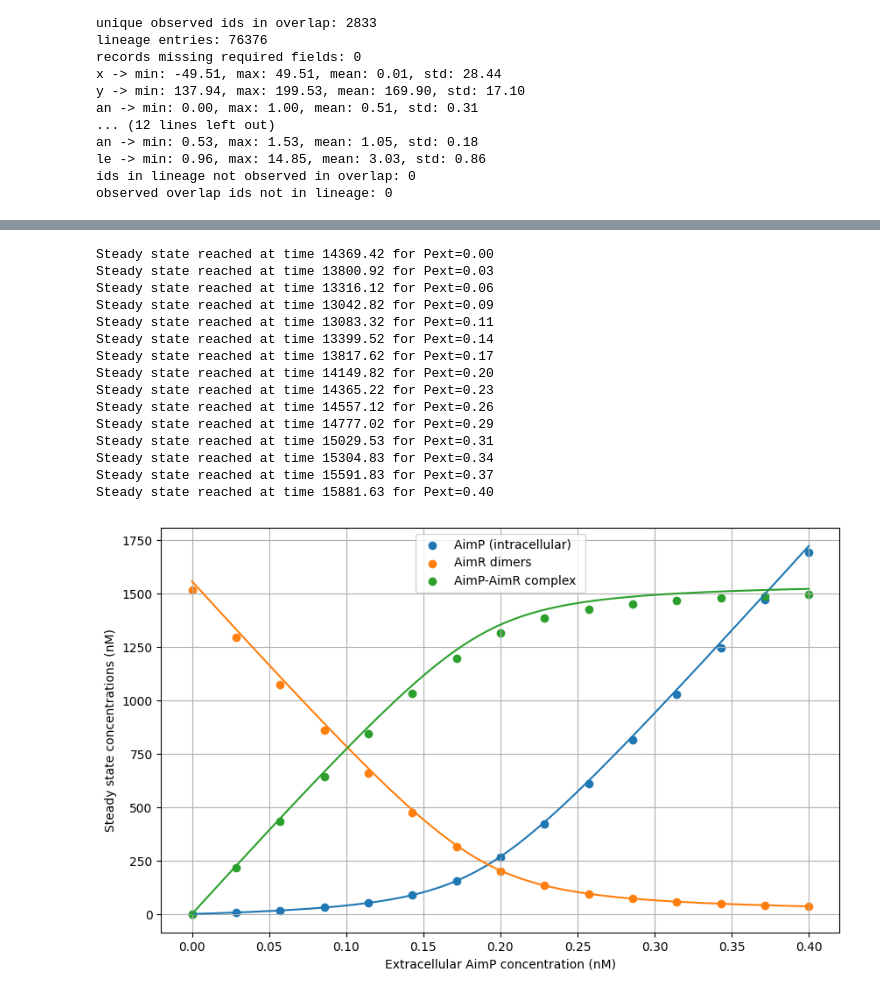
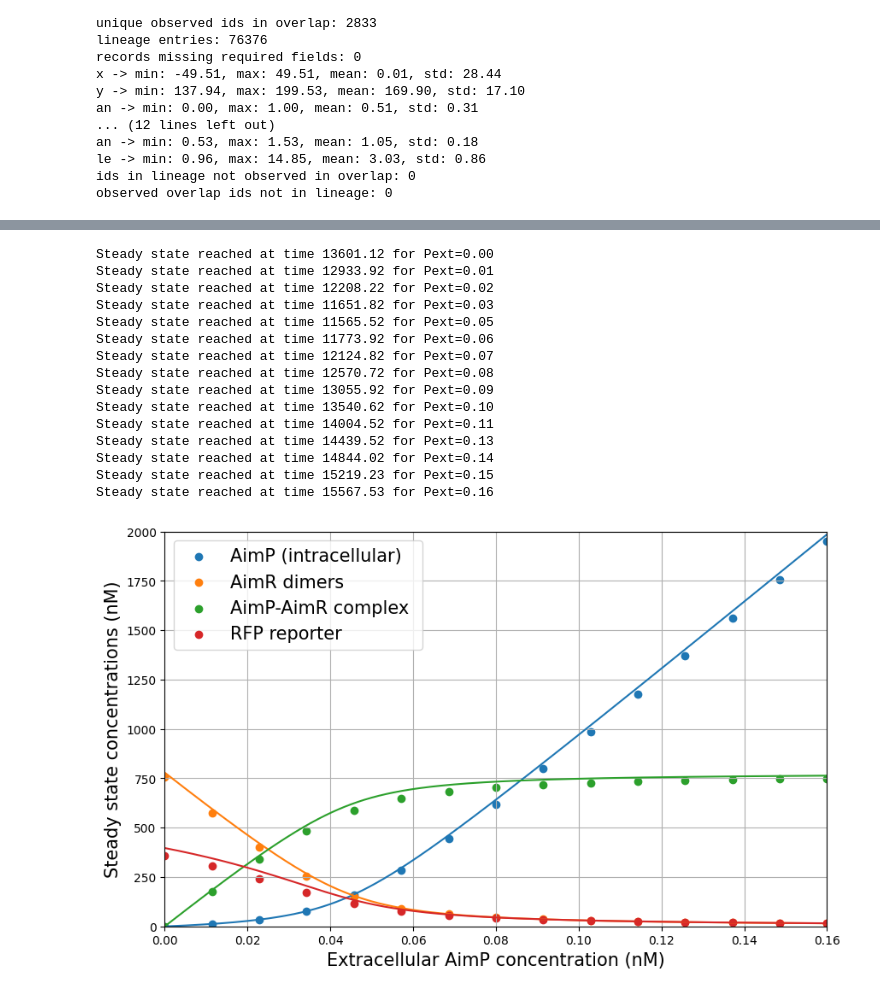
Before and after one commit to CritalMediumBlue/sharedWorkers, a Jupyter notebook: monolayer/steadystates.ipynb, the cells around one changed output, grey strips where cells are left out. Cells and saved outputs as stored; diff of their text form; code cells hidden in the pictures.

```diff
--- a/monolayer/steadystates.ipynb
+++ b/monolayer/steadystates.ipynb
@@ -361,24 +369,23 @@ print(results[-1])
 # %%
 lam = Kon*Kin/(A*DilRate*(Koff+DilRate))
 alphaR=Kon*Ksyn/(DilRate*(Koff+DilRate))
+Panalytical = np.linspace(0, 0.2, 1000)
 
-def x(Pext):
+def x_funct(Pext):
     x= ( -( alphaR -lam*Pext + 1) + np.sqrt(  (alphaR - lam*Pext + 1)**2 + 4*lam*Pext  )  ) / (2)
     return x
 
-def y(Pext):
+def y_funct(Pext):
     y = (-(lam*Pext - alphaR + 1) + np.sqrt( (lam*Pext - alphaR + 1)**2 + 4*alphaR  )) / (2)
     return y
 
-Panalytical = np.linspace(0, 0.4, 1000)
-
-
 
 def generalSteadyState(Pext):
-    p=Kin*Pext/(A*DilRate*(1+y(Pext)))
-    r=Ksyn/(DilRate*(1+x(Pext)))
+    p=Kin*Pext/(A*DilRate*(1+y_funct(Pext)))
+    r=Ksyn/(DilRate*(1+x_funct(Pext)))
     pr=Kon*p*r/(Koff+DilRate)
-    sol = np.array([p, r, pr])
+    f = Kf * (r / (Kr + r)) / DilRate
+    sol = np.array([p, r, pr, f])
     return sol
 
 Analyticalsteady_states = np.array([generalSteadyState(p) for p in Panalytical])
@@ -387,6 +394,7 @@ plt.figure(figsize=(10, 6))
 plt.plot(Panalytical, Analyticalsteady_states[:, 0], label='P (intracellular)')
 plt.plot(Panalytical, Analyticalsteady_states[:, 1], label='R (intracellular)')
 plt.plot(Panalytical, Analyticalsteady_states[:, 2], label='PR (intracellular)')
+plt.plot(Panalytical, Analyticalsteady_states[:, 3], label='RFP reporter')
 plt.xlabel('External P concentration')
 plt.ylabel('Steady state concentrations')
 plt.title('Steady state concentrations vs External P')
@@ -397,8 +405,8 @@ plt.show()
 # %%
 
-Pext = np.linspace(0, 0.4, 15)  # External concentration of P
+Pext = np.linspace(0, 0.16, 15)  # External concentration of P
 
-NumericalSteady_states = np.zeros((len(Pext), 3))  # To store steady states for P, R, PR
+NumericalSteady_states = np.zeros((len(Pext), 4))  # To store steady states for P, R, PR, F
 
 
 
@@ -406,7 +414,7 @@ for i in range(0,len(Pext)):
 
 
 
-    y=np.array([0,0,0])
+    y=np.array([0,0,0,0]) # Initial conditions: [P, R, PR, F]
 
     def RK4_step(y, dt):
         k1 = ODE(y, Pext[i])
@@ -432,34 +440,38 @@ for i in range(0,len(Pext)):
             NumericalSteady_states[i] = steady_state
             break
 # %% [output]
-Steady state reached at time 14369.42 for Pext=0.00
-Steady state reached at time 13800.92 for Pext=0.03
-Steady state reached at time 13316.12 for Pext=0.06
-Steady state reached at time 13042.82 for Pext=0.09
-Steady state reached at time 13083.32 for Pext=0.11
-Steady state reached at time 13399.52 for Pext=0.14
-Steady state reached at time 13817.62 for Pext=0.17
-Steady state reached at time 14149.82 for Pext=0.20
-Steady state reached at time 14365.22 for Pext=0.23
-Steady state reached at time 14557.12 for Pext=0.26
-Steady state reached at time 14777.02 for Pext=0.29
-Steady state reached at time 15029.53 for Pext=0.31
-Steady state reached at time 15304.83 for Pext=0.34
-Steady state reached at time 15591.83 for Pext=0.37
-Steady state reached at time 15881.63 for Pext=0.40
+Steady state reached at time 13601.12 for Pext=0.00
+Steady state reached at time 12933.92 for Pext=0.01
+Steady state reached at time 12208.22 for Pext=0.02
+Steady state reached at time 11651.82 for Pext=0.03
+Steady state reached at time 11565.52 for Pext=0.05
+Steady state reached at time 11773.92 for Pext=0.06
+Steady state reached at time 12124.82 for Pext=0.07
+Steady state reached at time 12570.72 for Pext=0.08
+Steady state reached at time 13055.92 for Pext=0.09
+Steady state reached at time 13540.62 for Pext=0.10
+Steady state reached at time 14004.52 for Pext=0.11
+Steady state reached at time 14439.52 for Pext=0.13
+Steady state reached at time 14844.02 for Pext=0.14
+Steady state reached at time 15219.23 for Pext=0.15
+Steady state reached at time 15567.53 for Pext=0.16
 # %%
 plt.figure(figsize=(10, 6))
 
 plt.scatter(Pext, NumericalSteady_states[:, 0], label='AimP (intracellular) ')
 plt.scatter(Pext, NumericalSteady_states[:, 1], label='AimR dimers')
 plt.scatter(Pext, NumericalSteady_states[:, 2], label='AimP-AimR complex ')
+plt.scatter(Pext, NumericalSteady_states[:, 3], label='RFP reporter')
 plt.plot(Panalytical, Analyticalsteady_states[:, 0])
 plt.plot(Panalytical, Analyticalsteady_states[:, 1])
 plt.plot(Panalytical, Analyticalsteady_states[:, 2])
-plt.xlabel('Extracellular AimP concentration (nM)')
-plt.ylabel('Steady state concentrations (nM)')
-plt.legend()
+plt.plot(Panalytical, Analyticalsteady_states[:, 3])
+plt.xlabel('Extracellular AimP concentration (nM)', fontsize=15)
+plt.ylabel('Steady state concentrations (nM)', fontsize=15)
+plt.legend(fontsize=15)
+plt.xlim(0, 0.16)
+plt.ylim(0,2000)
 plt.grid()
 plt.show()
 # %% [output]
-[figure, old version]
+[figure, new version]
```
Also changed, not shown: parts of 10 cells of this notebook.
